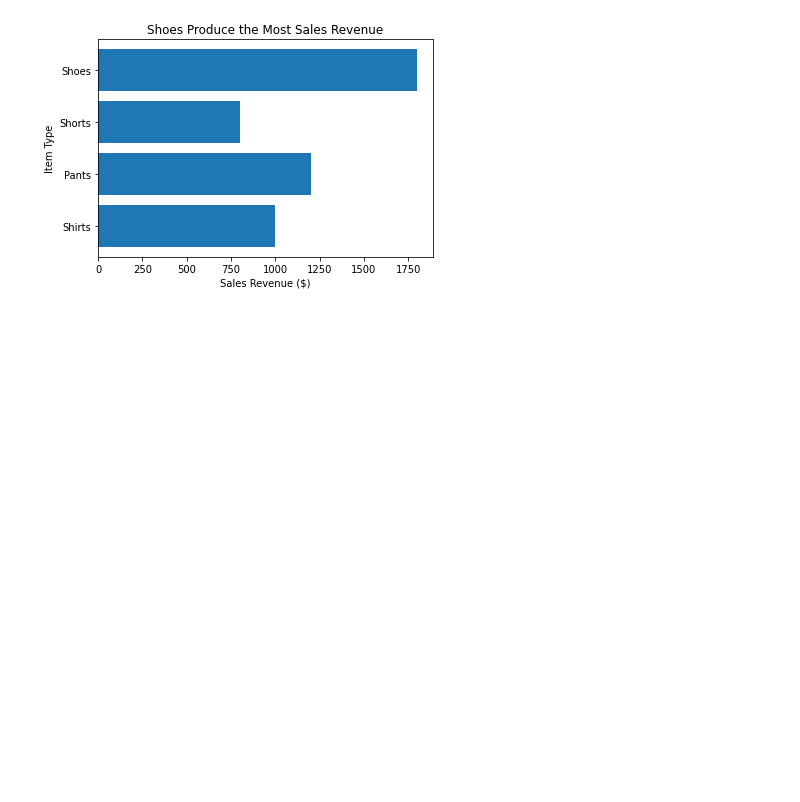
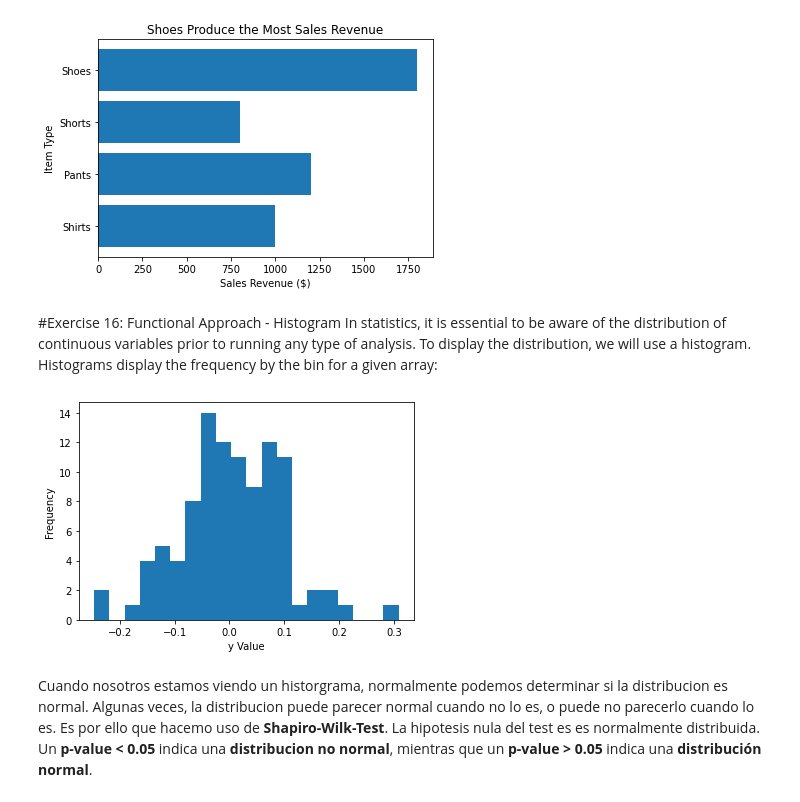
Before and after one commit to jafetpintle/DataManipulation, a Jupyter notebook: Cap_2_Data_Visualization.ipynb, the cells around one changed output. Cells and saved outputs as stored; diff of their text form; code cells hidden in the pictures; blank space fills up the shorter version.

Commit message:
all the exercises finalized

```diff
--- a/Cap_2_Data_Visualization.ipynb
+++ b/Cap_2_Data_Visualization.ipynb
@@ -78,3 +78,27 @@ plt.xlabel('Sales Revenue ($)')
 plt.show()
 # %% [output]
 [figure]
+# %% [markdown]
+#Exercise 16: Functional Approach - Histogram
+In statistics, it is essential to be aware of the distribution of continuous variables prior
+to running any type of analysis. To display the distribution, we will use a histogram.
+Histograms display the frequency by the bin for a given array:
+# %%
+#Making an arrat of 100 normally distribued with a mean od 0 and a std of 0.1
+#loc = Mean (“centre”) of the distribution.
+#scale = Standard deviation (spread or “width”) of the distribution. Must be non-negative.
+#size = Output shape.
+import numpy as np
+
+y = np.random.normal(loc=0, scale=0.1, size=100)
+# %%
+#Making the histogram
+import matplotlib.pyplot as plt
+plt.hist(x=y, bins=20)
+plt.xlabel('y Value')
+plt.ylabel('Frequency')
+plt.show()
+# %% [output]
+[figure, added]
+# %% [markdown]
+Cuando nosotros estamos viendo un historgrama, normalmente podemos determinar si la distribucion es normal. Algunas veces, la distribucion puede parecer normal cuando no lo es, o puede no parecerlo cuando lo es. Es por ello que hacemo uso de **Shapiro-Wilk-Test**. La hipotesis nula del test es es normalmente distribuida. Un **p-value < 0.05** indica una **distribucion no normal**, mientras que un **p-value > 0.05** indica una **distribución normal**.
```
Also changed, not shown: parts of 24 cells of this notebook.
